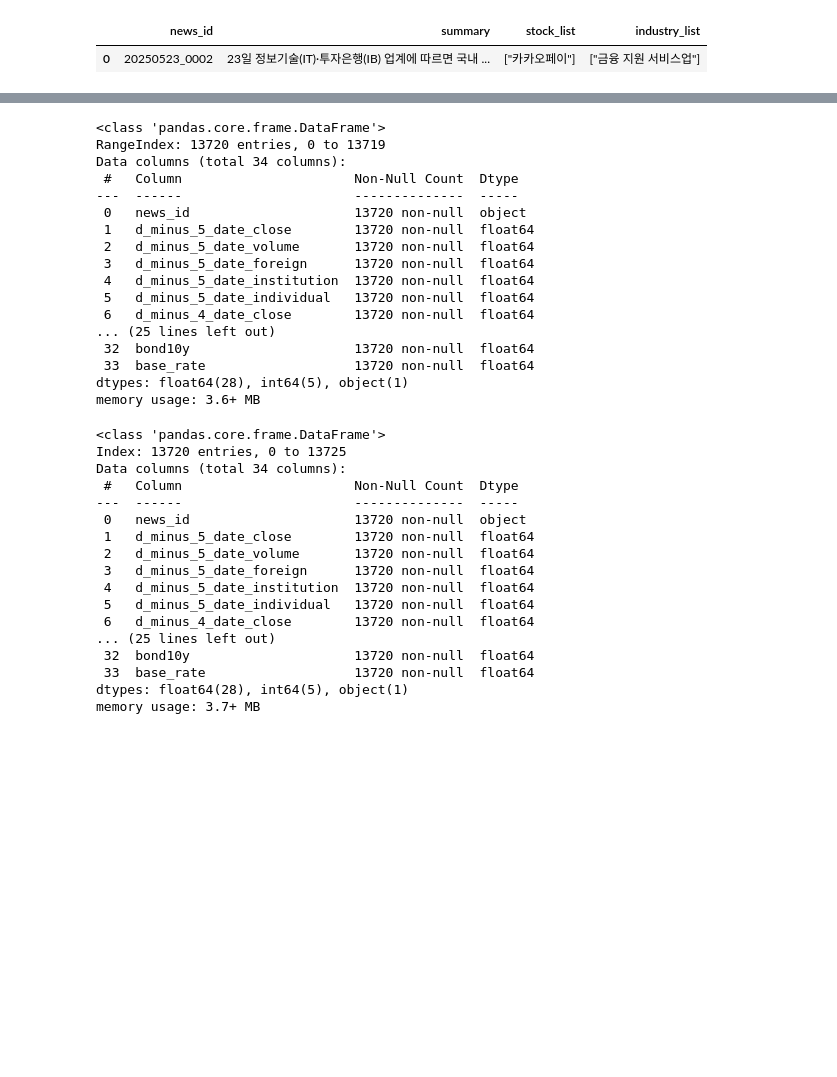
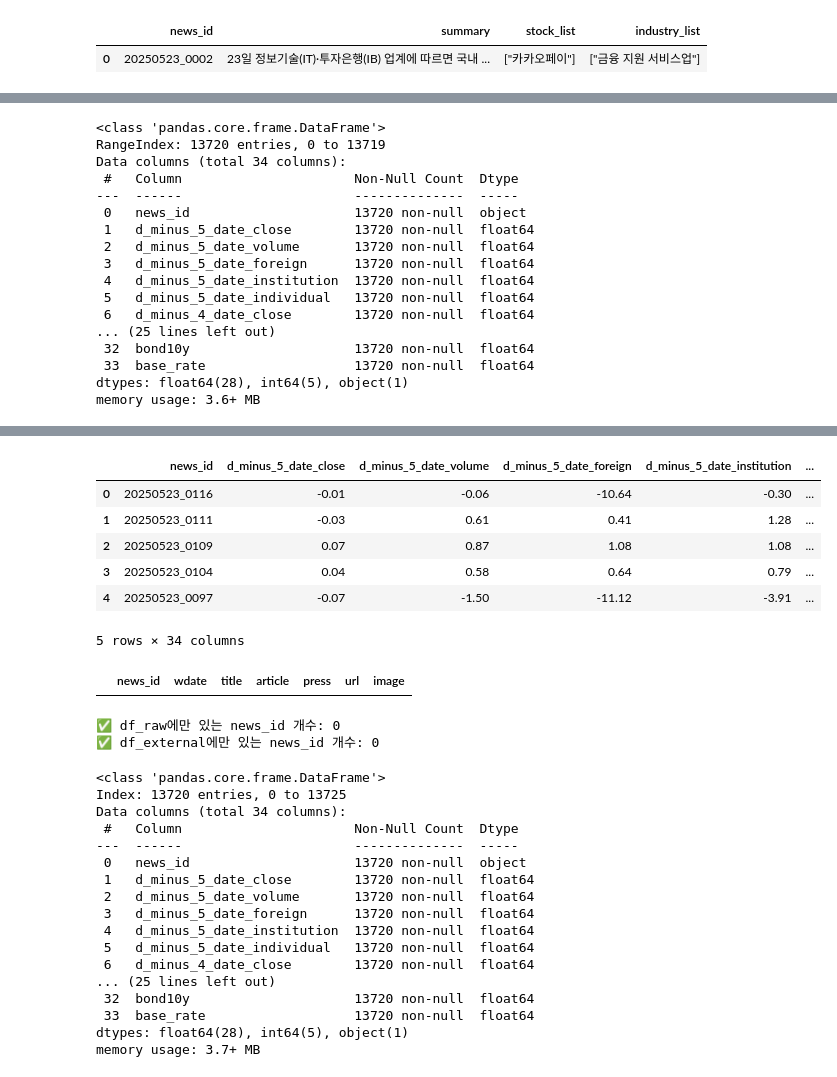
Before and after one commit to choikwangil95/HKToss-MLOps-Project-Final, a Jupyter notebook: eda/kwangil/test.ipynb, the cells around one changed output, grey strips where cells are left out. Drawn from its saved outputs; the diff is of its cells as text; code cells hidden in the pictures; blank space fills up the shorter version.

```diff
--- a/eda/kwangil/test.ipynb
+++ b/eda/kwangil/test.ipynb
@@ -176,3 +186,23 @@ import pandas as pd
+# %%
+df_ext.info()
+# %% [output]
+<class 'pandas.core.frame.DataFrame'>
+RangeIndex: 13720 entries, 0 to 13719
+Data columns (total 34 columns):
+ #   Column                      Non-Null Count  Dtype
+---  ------                      --------------  -----
+ 0   news_id                     13720 non-null  object
+ 1   d_minus_5_date_close        13720 non-null  float64
+ 2   d_minus_5_date_volume       13720 non-null  float64
+ 3   d_minus_5_date_foreign      13720 non-null  float64
+ 4   d_minus_5_date_institution  13720 non-null  float64
+ 5   d_minus_5_date_individual   13720 non-null  float64
+ 6   d_minus_4_date_close        13720 non-null  float64
+... (25 lines left out)
+ 32  bond10y                     13720 non-null  float64
+ 33  base_rate                   13720 non-null  float64
+dtypes: float64(28), int64(5), object(1)
+memory usage: 3.6+ MB
 # %%
 df_metadata = pd.read_csv("../../db/news_2023_2025_metadata2.csv")
 df_metadata.head()
@@ -185,25 +215,35 @@ df_metadata.head()
 | 4 | 20250523_0011 | 카카오페이가 신세계 이마트 측에서 쓱페이·스마일페이 인수를 ... | [{"stock_id": "377300", "stock_na... | [{"stock_id": "377300", "stock_na... | [{"stock_id": "377300", "industry... | 0.33 |
 # %%
 df_ext = pd.read_csv('../../db/news_2023_2025_external.csv')
-df_ext.info()
+df_ext.head()
 # %% [output]
+|  | news_id | d_minus_5_date_close | d_minus_5_date_volume | d_minus_5_date_foreign | d_minus_5_date_institution | ... |
+| 0 | 20250523_0116 | -0.01 | -0.06 | -10.64 | -0.30 | ... |
+| 1 | 20250523_0111 | -0.03 | 0.61 | 0.41 | 1.28 | ... |
+| 2 | 20250523_0109 | 0.07 | 0.87 | 1.08 | 1.08 | ... |
+| 3 | 20250523_0104 | 0.04 | 0.58 | 0.64 | 0.79 | ... |
+| 4 | 20250523_0097 | -0.07 | -1.50 | -11.12 | -3.91 | ... |
-<class 'pandas.core.frame.DataFrame'>
-RangeIndex: 13720 entries, 0 to 13719
-Data columns (total 34 columns):
- #   Column                      Non-Null Count  Dtype
----  ------                      --------------  -----
- 0   news_id                     13720 non-null  object
- 1   d_minus_5_date_close        13720 non-null  float64
- 2   d_minus_5_date_volume       13720 non-null  float64
- 3   d_minus_5_date_foreign      13720 non-null  float64
- 4   d_minus_5_date_institution  13720 non-null  float64
- 5   d_minus_5_date_individual   13720 non-null  float64
- 6   d_minus_4_date_close        13720 non-null  float64
-... (25 lines left out)
- 32  bond10y                     13720 non-null  float64
- 33  base_rate                   13720 non-null  float64
-dtypes: float64(28), int64(5), object(1)
-memory usage: 3.6+ MB
+5 rows × 34 columns
+# %%
+df_raw[df_raw["news_id"] == "20250508_0086"]
+# %% [output]
+|  | news_id | wdate | title | article | press | url | image |
+# %%
+# 두 DataFrame 간의 news_id 집합 비교
+raw_ids = set(df_raw["news_id"])
+ext_ids = set(df_ext["news_id"])
+
+# df_raw에는 있지만 df_external에는 없는 news_id
+only_in_raw = raw_ids - ext_ids
+
+# df_external에는 있지만 df_raw에는 없는 news_id
+only_in_ext = ext_ids - raw_ids
+
+print(f"✅ df_raw에만 있는 news_id 개수: {len(only_in_raw)}")
+print(f"✅ df_external에만 있는 news_id 개수: {len(only_in_ext)}")
+# %% [output]
+✅ df_raw에만 있는 news_id 개수: 0
+✅ df_external에만 있는 news_id 개수: 0
 # %%
 import numpy as np
 
```
Also changed, not shown: parts of 4 cells of this notebook, 5 other files.
